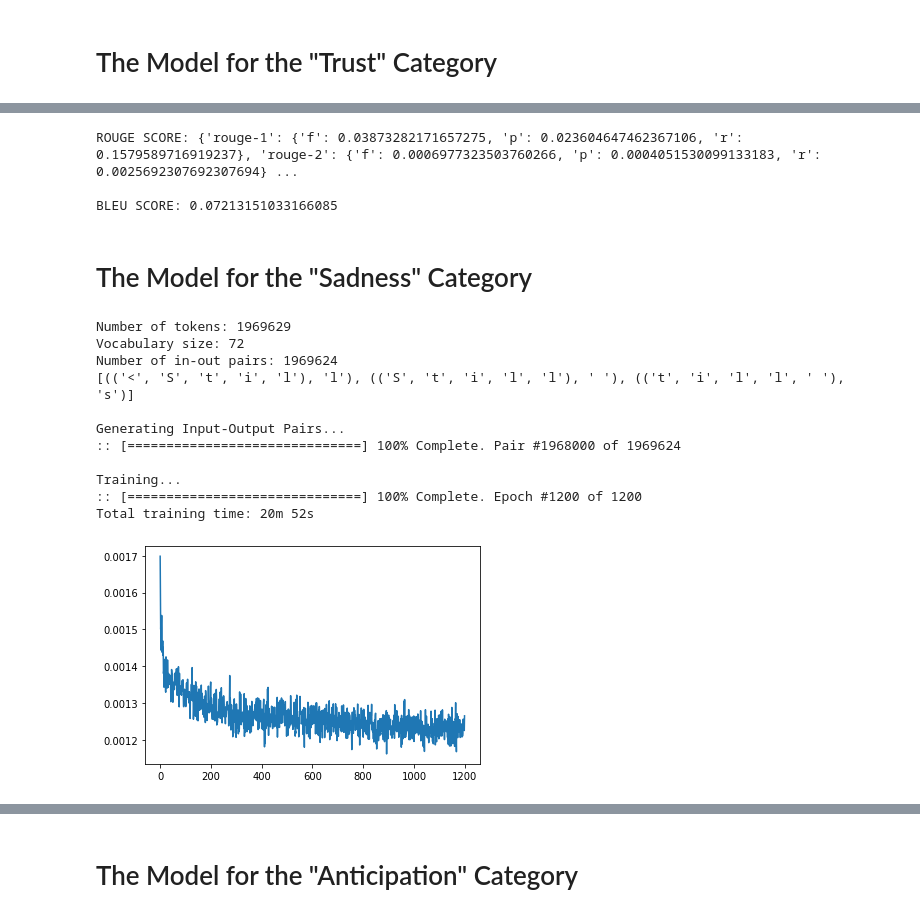
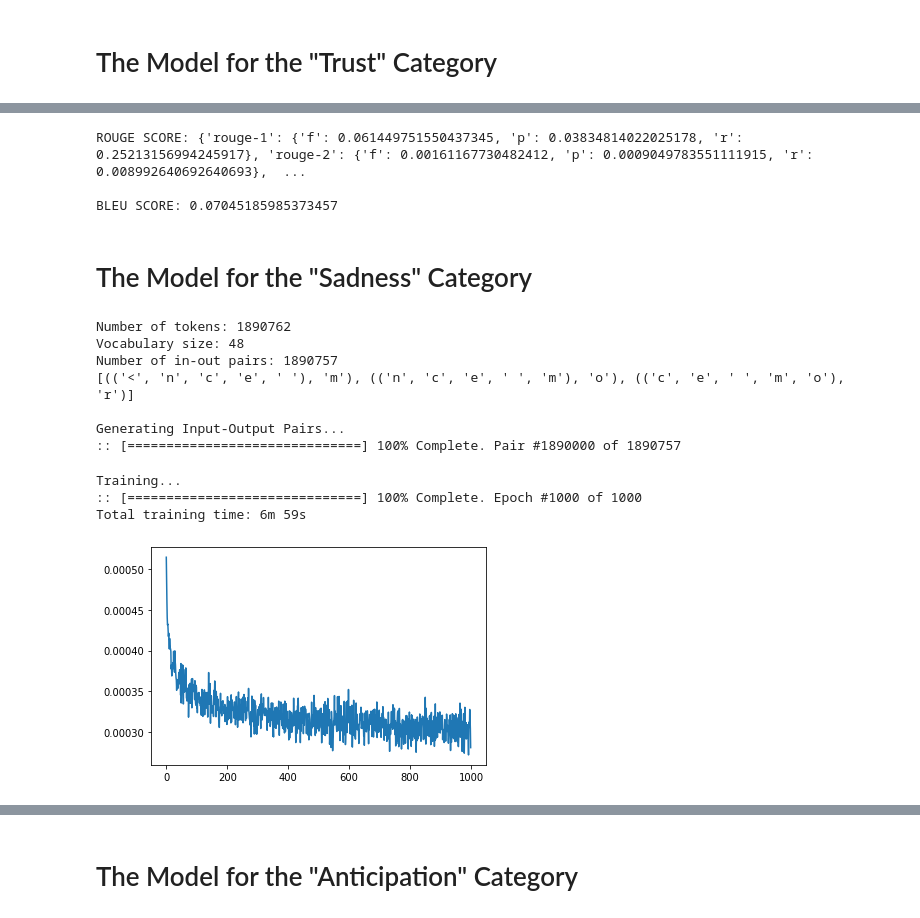
Before and after one commit to faustotnc/personalize-peom-generator, a Jupyter notebook: Baseline Model.ipynb, the cells around one changed output, grey strips where cells are left out. Saved outputs shown, nothing was run; the diff lists cells and outputs as text; code cells hidden in the pictures.

```diff
--- a/Baseline Model.ipynb
+++ b/Baseline Model.ipynb
@@ -432,29 +436,29 @@ trustModel.generate("<Feel")
-# %%
-trustModel.evaluate_model()
-# %% [output]
-ROUGE SCORE: {'rouge-1': {'f': 0.03873282171657275, 'p': 0.023604647462367106, 'r': 0.1579589716919237}, 'rouge-2': {'f': 0.0006977323503760266, 'p': 0.0004051530099133183, 'r': 0.0025692307692307694} ...
-
-BLEU SCORE: 0.07213151033166085
+# %%
+evaluate_model(trustModel)
+# %% [output]
+ROUGE SCORE: {'rouge-1': {'f': 0.061449751550437345, 'p': 0.03834814022025178, 'r': 0.25213156994245917}, 'rouge-2': {'f': 0.00161167730482412, 'p': 0.0009049783551111915, 'r': 0.008992640692640693},  ...
+
+BLEU SCORE: 0.07045185985373457
 # %% [markdown]
 # The Model for the "Sadness" Category
 # %%
 sadnessData = DataProcessor(poems["sadness"])
-print("\n")
-sadnessModel = PoemModel(sadnessData, n_epochs=1200)
-sadnessModel.train()
 # %% [output]
-Number of tokens: 1969629
-Vocabulary size: 72
-Number of in-out pairs: 1969624
-[(('<', 'S', 't', 'i', 'l'), 'l'), (('S', 't', 'i', 'l', 'l'), ' '), (('t', 'i', 'l', 'l', ' '), 's')]
+Number of tokens: 1890762
+Vocabulary size: 48
+Number of in-out pairs: 1890757
+[(('<', 'n', 'c', 'e', ' '), 'm'), (('n', 'c', 'e', ' ', 'm'), 'o'), (('c', 'e', ' ', 'm', 'o'), 'r')]
 
 Generating Input-Output Pairs...
-:: [==============================] 100% Complete. Pair #1968000 of 1969624
-
-Training...
-:: [==============================] 100% Complete. Epoch #1200 of 1200
-Total training time: 20m 52s
+:: [==============================] 100% Complete. Pair #1890000 of 1890757
-[figure, removed]
+# %%
+sadnessModel = PoemModel(sadnessData)
+sadnessModel.train()
+# %% [output]
+Training...
+:: [==============================] 100% Complete. Epoch #1000 of 1000
+Total training time: 6m 59s
+[figure, added]
 # %%
 sadnessModel.generate("<Tear")
 # %% [output]
```
Also changed, not shown: parts of 36 cells of this notebook.
